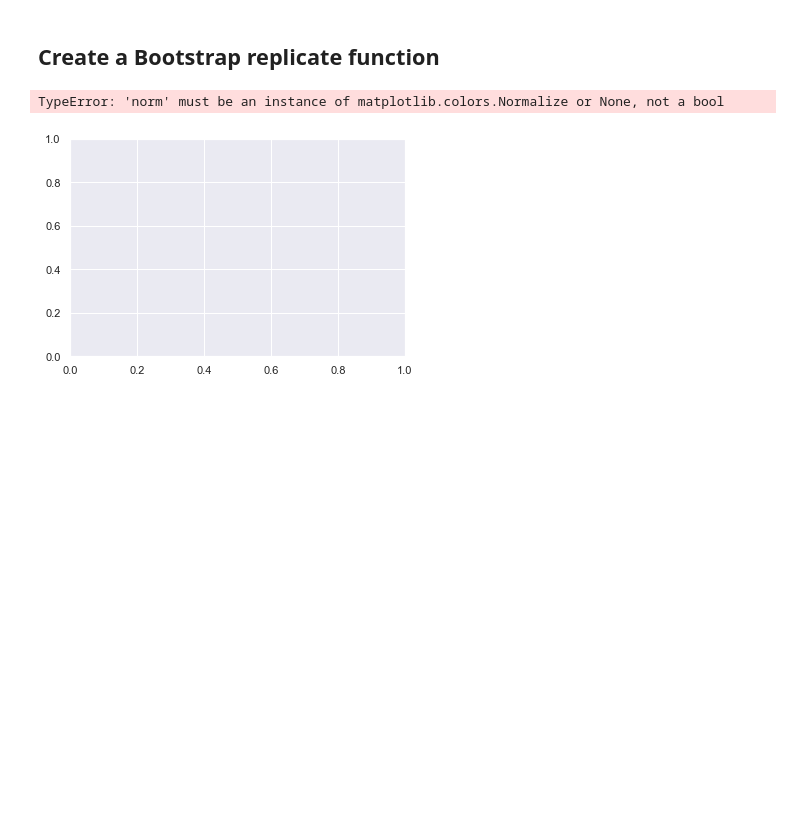
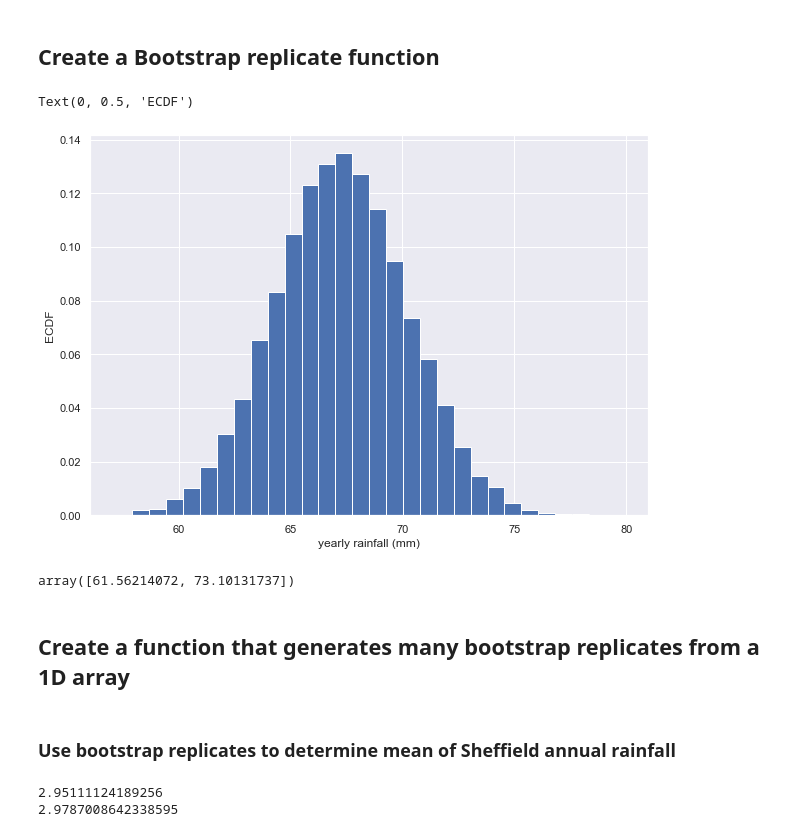
Before and after one commit to kipmadden/Statistical-Thinking, a Jupyter notebook: Sheffeild Weather Station Bootstrapping.ipynb, the cells around one changed output. Cells and saved outputs as stored; diff of their text form; code cells hidden in the pictures; blank space fills up the shorter version.

Commit message:
added func to generate many bootstrap replicates from dataset

```diff
--- a/Sheffeild Weather Station Bootstrapping.ipynb
+++ b/Sheffeild Weather Station Bootstrapping.ipynb
@@ -76,7 +76,18 @@ for i in range(10000):
     bs_replicates[i] = bootstrap_replicate_1d(rainfall, np.mean)
 # %%
 # Plot out the histogram
-plt.hist(bs_replicates, bins=30,)
+fig, ax = plt.subplots(figsize=(10,7))
+plt.hist(bs_replicates, bins=30, density=True)
+plt.xlabel('yearly rainfall (mm)')
+plt.ylabel('ECDF')
 # %% [output]
-TypeError: 'norm' must be an instance of matplotlib.colors.Normalize or None, not a bool
+Text(0, 0.5, 'ECDF')
-[figure, old version]
+[figure, new version]
+# %%
+# Calculate the 95% confidence interval for the rainfall data
+conf_int = np.percentile(bs_replicates, [2.5,97.5])
+conf_int
+# %% [output]
+array([61.56214072, 73.10131737])
+# %% [markdown]
+## Create a function that generates many bootstrap replicates from a 1D array
@@ -82,0 +106,17 @@ TypeError: 'norm' must be an instance of matplotlib.colors.Normalize or None, no
+# %% [markdown]
+### Use bootstrap replicates to determine mean of Sheffield annual rainfall
+# %%
+# Use the new function to generate 10,000 bootstrap replicates and compare the SEM of the actual data to the generated Std()
+# Take 10,000 bootstrap replicates of the mean: bs_replicates
+bs_replicates = draw_bs_reps(rainfall, np.mean, size=10000)
+
+# Compute and print SEM
+sem = np.std(rainfall) / np.sqrt(len(rainfall))
+print(sem)
+
+# Compute and print standard deviation of bootstrap replicates
+bs_std = np.std(bs_replicates)
+print(bs_std)
+# %% [output]
+2.95111124189256
+2.9787008642338595
```
Also changed, not shown: parts of 9 cells of this notebook.
